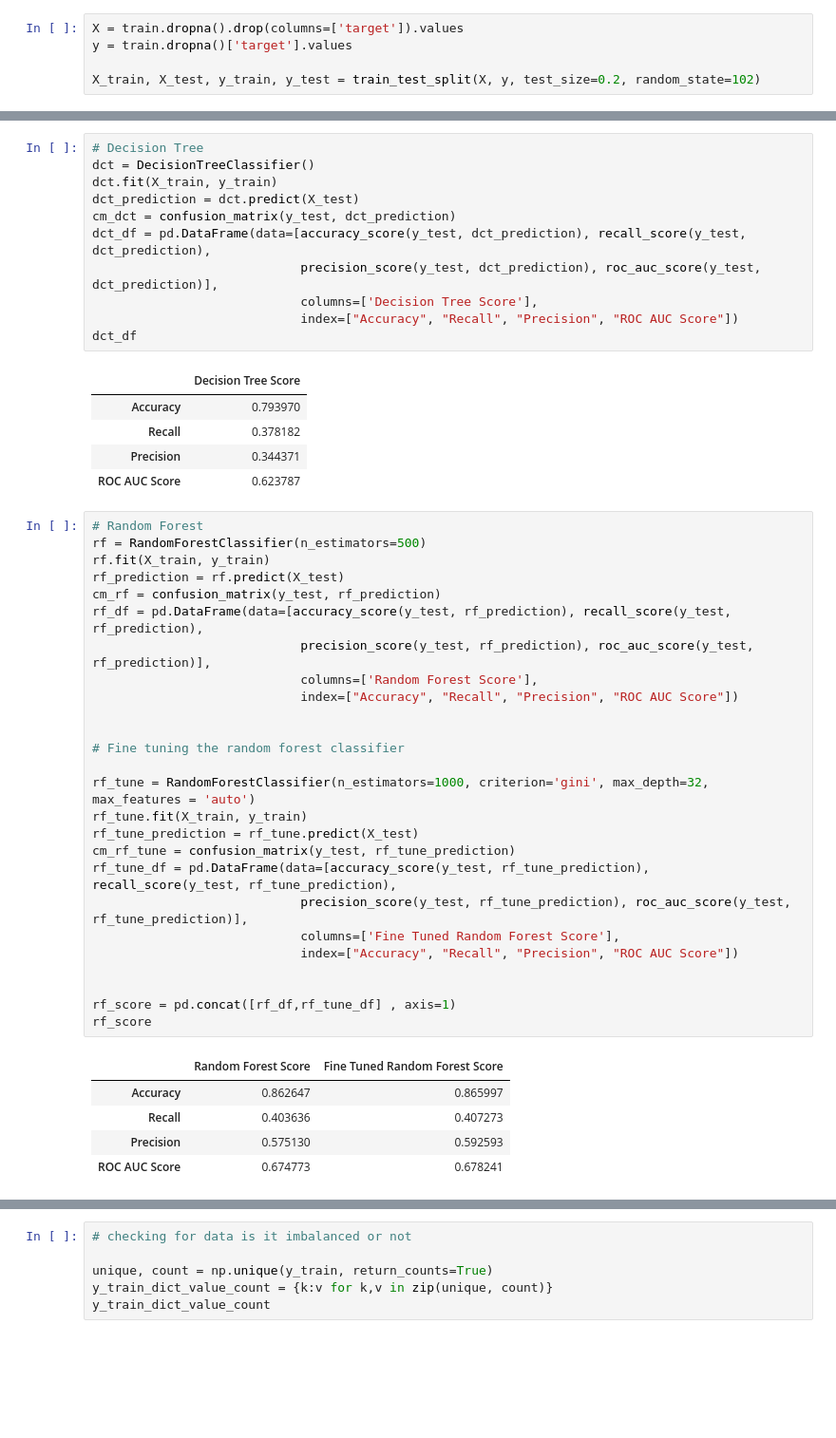
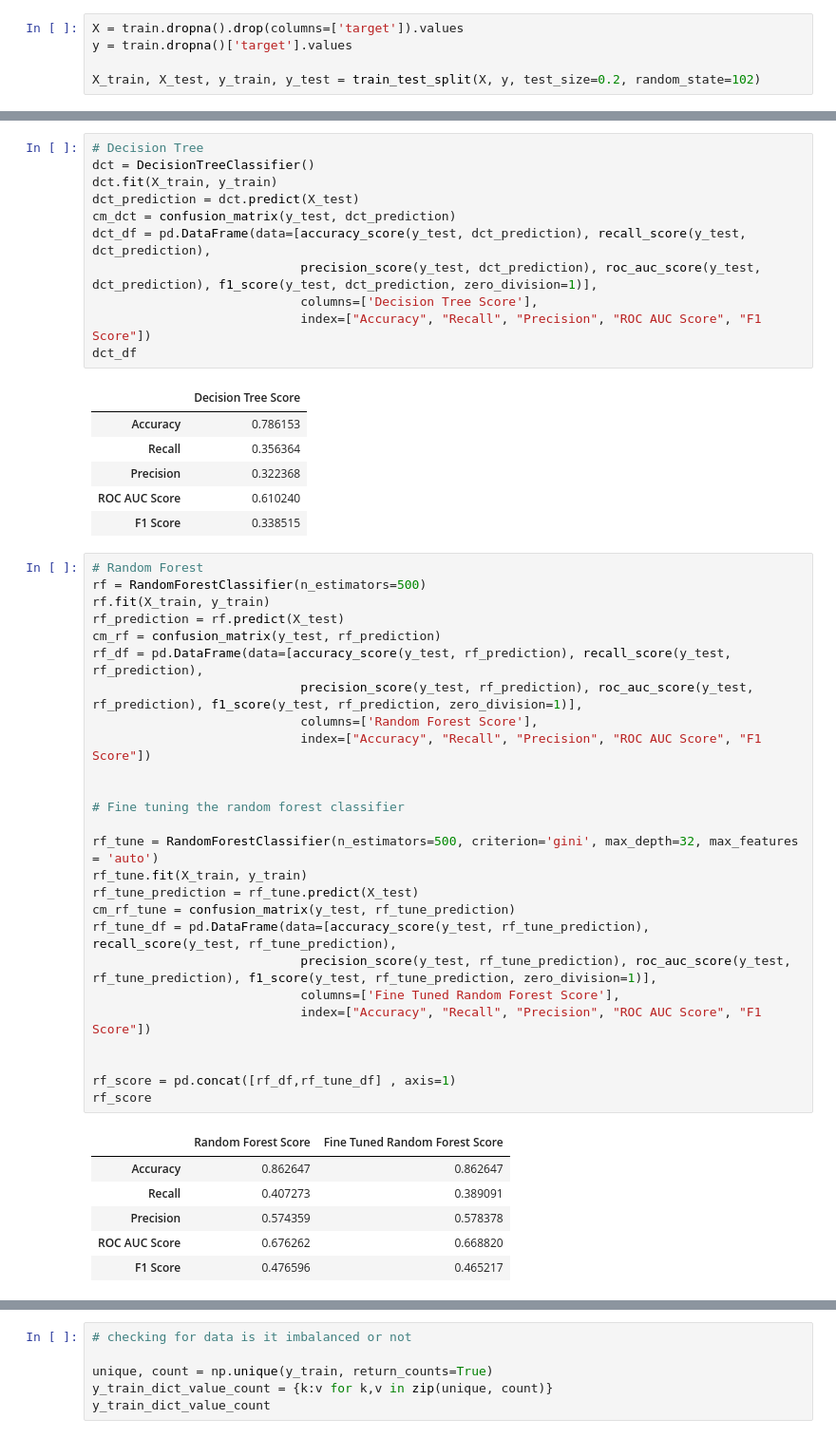
Before and after one commit to vaibhav1595/HR-Analytics-Predict-who-will-change-jobs, a Jupyter notebook: Predict_who_will_move_to_a_new_job.ipynb, the cells around one changed output, grey strips where cells are left out. Shown at 95% size. Cells and saved outputs as stored; diff of their text form; blank space fills up the shorter version.

```diff
--- a/Predict_who_will_move_to_a_new_job.ipynb
+++ b/Predict_who_will_move_to_a_new_job.ipynb
@@ -775,48 +776,50 @@ dct.fit(X_train, y_train)
 dct_prediction = dct.predict(X_test)
 cm_dct = confusion_matrix(y_test, dct_prediction)
 dct_df = pd.DataFrame(data=[accuracy_score(y_test, dct_prediction), recall_score(y_test, dct_prediction),
-                            precision_score(y_test, dct_prediction), roc_auc_score(y_test, dct_prediction)],
+                            precision_score(y_test, dct_prediction), roc_auc_score(y_test, dct_prediction), f1_score(y_test, dct_prediction, zero_division=1)],
                             columns=['Decision Tree Score'],
-                            index=["Accuracy", "Recall", "Precision", "ROC AUC Score"])
+                            index=["Accuracy", "Recall", "Precision", "ROC AUC Score", "F1 Score"])
 dct_df
 # %% [output]
 |  | Decision Tree Score |
-| Accuracy | 0.793970 |
-| Recall | 0.378182 |
-| Precision | 0.344371 |
-| ROC AUC Score | 0.623787 |
+| Accuracy | 0.786153 |
+| Recall | 0.356364 |
+| Precision | 0.322368 |
+| ROC AUC Score | 0.610240 |
+| F1 Score | 0.338515 |
 # %%
 # Random Forest
 rf = RandomForestClassifier(n_estimators=500)
 rf.fit(X_train, y_train)
 rf_prediction = rf.predict(X_test)
 cm_rf = confusion_matrix(y_test, rf_prediction)
 rf_df = pd.DataFrame(data=[accuracy_score(y_test, rf_prediction), recall_score(y_test, rf_prediction),
-                            precision_score(y_test, rf_prediction), roc_auc_score(y_test, rf_prediction)],
+                            precision_score(y_test, rf_prediction), roc_auc_score(y_test, rf_prediction), f1_score(y_test, rf_prediction, zero_division=1)],
                             columns=['Random Forest Score'],
-                            index=["Accuracy", "Recall", "Precision", "ROC AUC Score"])
+                            index=["Accuracy", "Recall", "Precision", "ROC AUC Score", "F1 Score"])
 
 
 # Fine tuning the random forest classifier
 
-rf_tune = RandomForestClassifier(n_estimators=1000, criterion='gini', max_depth=32, max_features = 'auto')
+rf_tune = RandomForestClassifier(n_estimators=500, criterion='gini', max_depth=32, max_features = 'auto')
 rf_tune.fit(X_train, y_train)
 rf_tune_prediction = rf_tune.predict(X_test)
 cm_rf_tune = confusion_matrix(y_test, rf_tune_prediction)
 rf_tune_df = pd.DataFrame(data=[accuracy_score(y_test, rf_tune_prediction), recall_score(y_test, rf_tune_prediction),
-                            precision_score(y_test, rf_tune_prediction), roc_auc_score(y_test, rf_tune_prediction)],
+                            precision_score(y_test, rf_tune_prediction), roc_auc_score(y_test, rf_tune_prediction), f1_score(y_test, rf_tune_prediction, zero_division=1)],
                             columns=['Fine Tuned Random Forest Score'],
-                            index=["Accuracy", "Recall", "Precision", "ROC AUC Score"])
+                            index=["Accuracy", "Recall", "Precision", "ROC AUC Score", "F1 Score"])
 
 
 rf_score = pd.concat([rf_df,rf_tune_df] , axis=1)
 rf_score
 # %% [output]
 |  | Random Forest Score | Fine Tuned Random Forest Score |
-| Accuracy | 0.862647 | 0.865997 |
-| Recall | 0.403636 | 0.407273 |
-| Precision | 0.575130 | 0.592593 |
-| ROC AUC Score | 0.674773 | 0.678241 |
+| Accuracy | 0.862647 | 0.862647 |
+| Recall | 0.407273 | 0.389091 |
+| Precision | 0.574359 | 0.578378 |
+| ROC AUC Score | 0.676262 | 0.668820 |
+| F1 Score | 0.476596 | 0.465217 |
 # %%
 # Logistic Regression
 lr = LogisticRegression()
```
Also changed, not shown: parts of 8 cells of this notebook.
